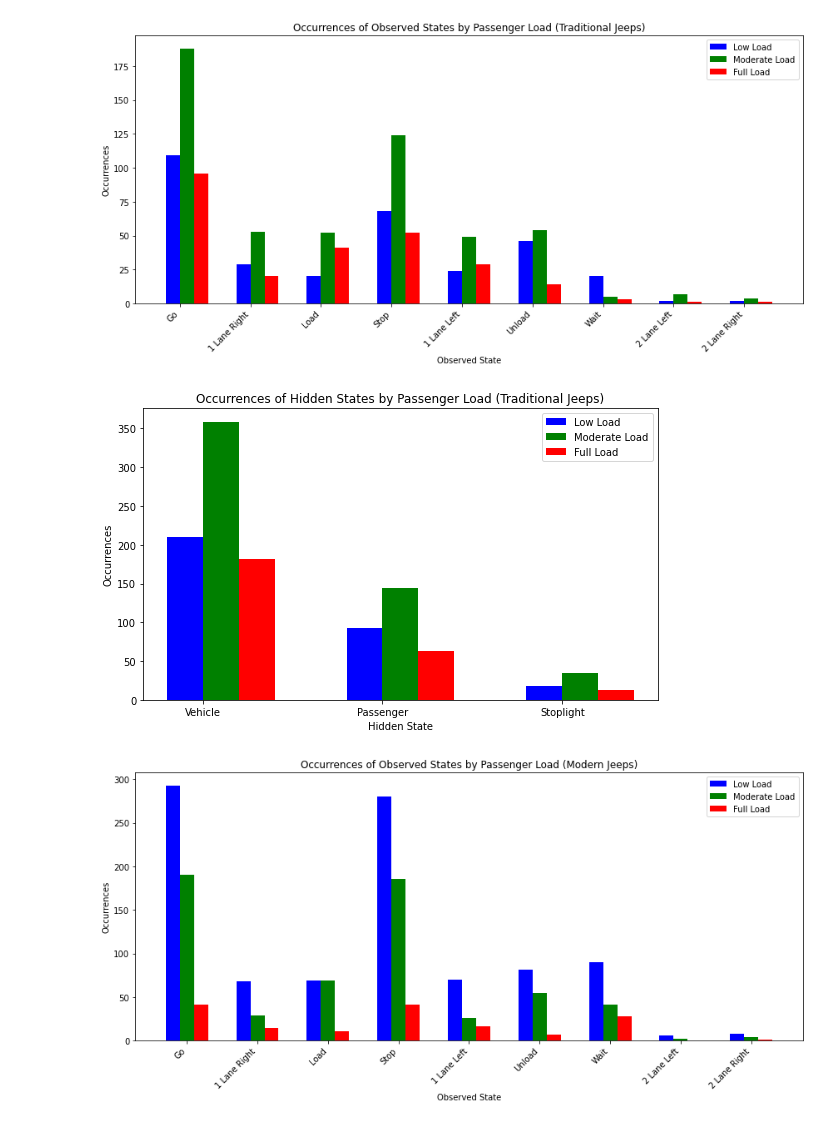
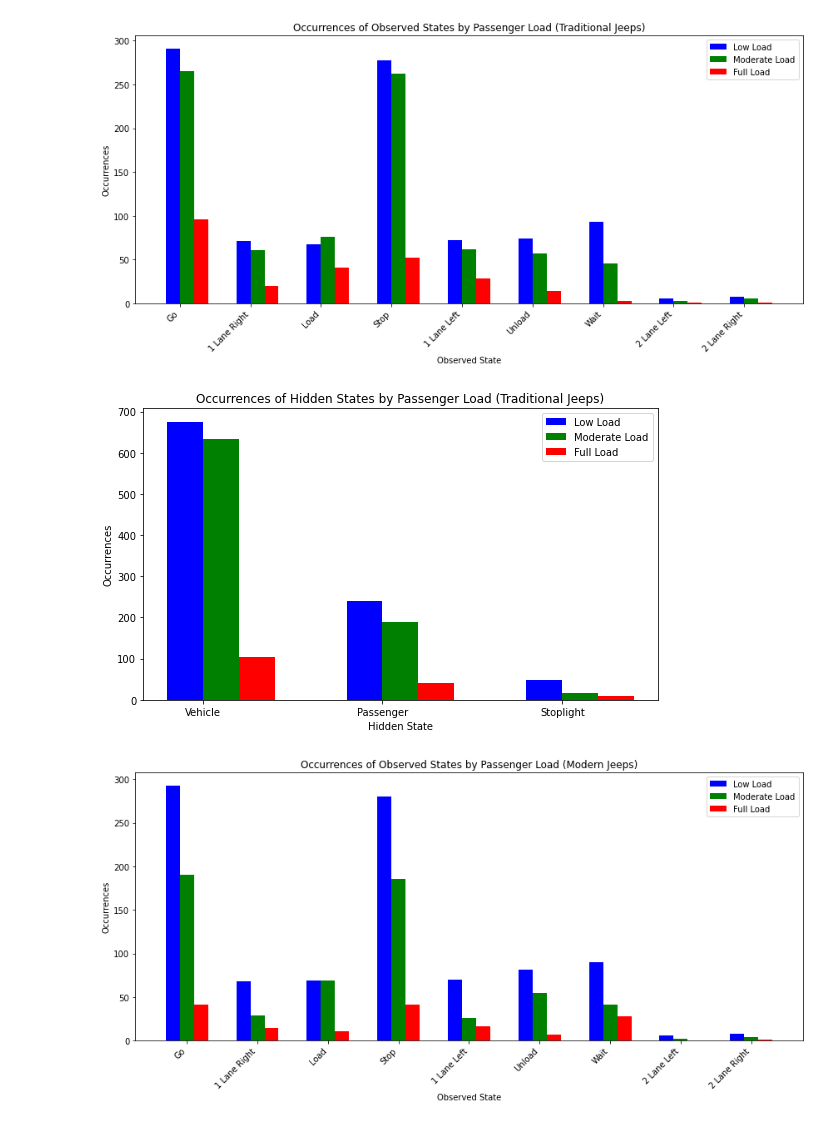
Before and after one commit to AureliusLim/Modeling-CO2-emissions, a Jupyter notebook: visualizeStates.ipynb, the cells around one changed output. Cells and saved outputs as stored; diff of their text form; code cells hidden in the pictures.

```diff
--- a/visualizeStates.ipynb
+++ b/visualizeStates.ipynb
@@ -3,17 +3,17 @@ import matplotlib.pyplot as plt
 import numpy as np
 
 # Data for observed and hidden states
-observed_states_total = [393, 102, 113, 244, 102, 114, 28, 10, 7]
-hidden_states_total = [749, 299, 65]
+observed_states_total = [595, 146, 153, 578, 150, 138, 167, 9, 15]
+hidden_states_total = [1410, 468, 73]
 
-observed_states_low = [109, 29, 20, 68, 24, 46, 20, 2, 2]
-hidden_states_low = [210, 92, 18]
+observed_states_low = [291, 71, 68, 277, 72, 74, 93, 6, 8]
+hidden_states_low = [674, 239, 47]
 
-observed_states_moderate = [188, 53, 52, 124, 49, 54, 5, 7, 4]
-hidden_states_moderate = [358, 144, 34]
+observed_states_moderate = [265, 61, 76, 262, 62, 57, 46, 3, 6]
+hidden_states_moderate = [633, 188, 17]
 
 observed_states_full = [96, 20, 41, 52, 29, 14, 3, 1, 1]
-hidden_states_full = [181, 63, 13]
+hidden_states_full = [103, 41, 9]
 
 # Labels for the observed and hidden states
 observed_labels = ['Go', '1 Lane Right', 'Load', 'Stop', '1 Lane Left', 'Unload', 'Wait', '2 Lane Left', '2 Lane Right']
@@ -33,35 +33,35 @@ plt.bar(index + 2 * bar_width, observed_states_moderate, bar_width, label='Moder
 plt.bar(index + 3 * bar_width, observed_states_full, bar_width, label='Full Load', color='r')
 
 plt.title('Occurrences of Observed States by Passenger Load (Traditional Jeeps)')
 plt.xlabel('Observed State')
 plt.ylabel('Occurrences')
 plt.xticks(index + bar_width * 1.5, observed_labels, rotation=45, ha='right')
 plt.legend()
 plt.tight_layout()
 plt.show()
 
 # Set width for bars (for hidden states)
 index_hidden = np.arange(len(hidden_labels))
 
 # Plotting combined hidden states
 plt.figure(figsize=(8, 5))
 
 # Plotting hidden states side by side
 
 plt.bar(index_hidden + bar_width, hidden_states_low, bar_width, label='Low Load', color='b')
 plt.bar(index_hidden + 2 * bar_width, hidden_states_moderate, bar_width, label='Moderate Load', color='g')
 plt.bar(index_hidden + 3 * bar_width, hidden_states_full, bar_width, label='Full Load', color='r')
 
 plt.title('Occurrences of Hidden States by Passenger Load (Traditional Jeeps)')
 plt.xlabel('Hidden State')
 plt.ylabel('Occurrences')
 plt.xticks(index_hidden + bar_width * 1.5, hidden_labels)
 plt.legend()
 plt.tight_layout()
 plt.show()
 # %% [output]
-[figure, old version]
+[figure, new version]
-[figure, old version]
+[figure, new version]
 # %%
 import matplotlib.pyplot as plt
 import numpy as np
```
Also changed, not shown: 3 other files.
